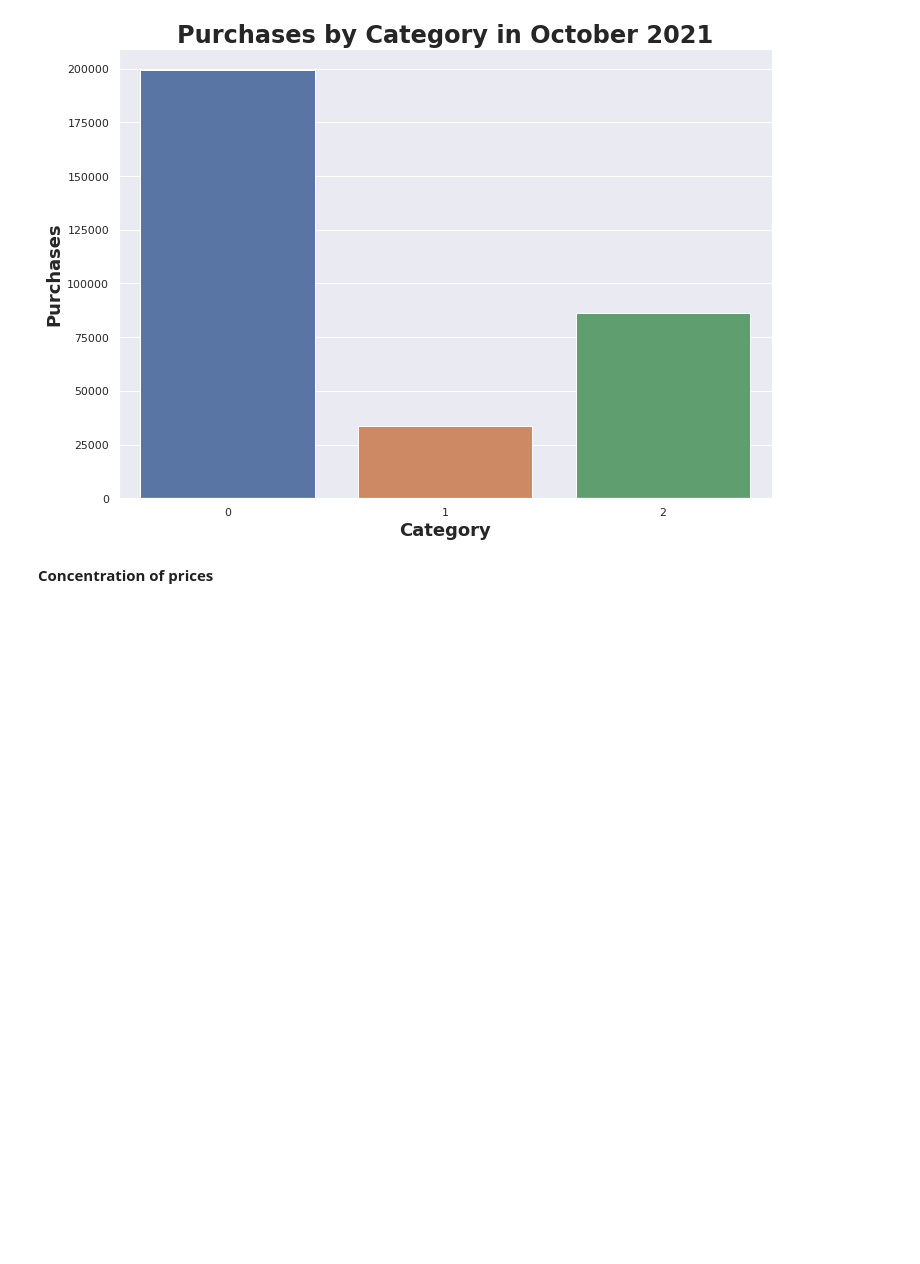
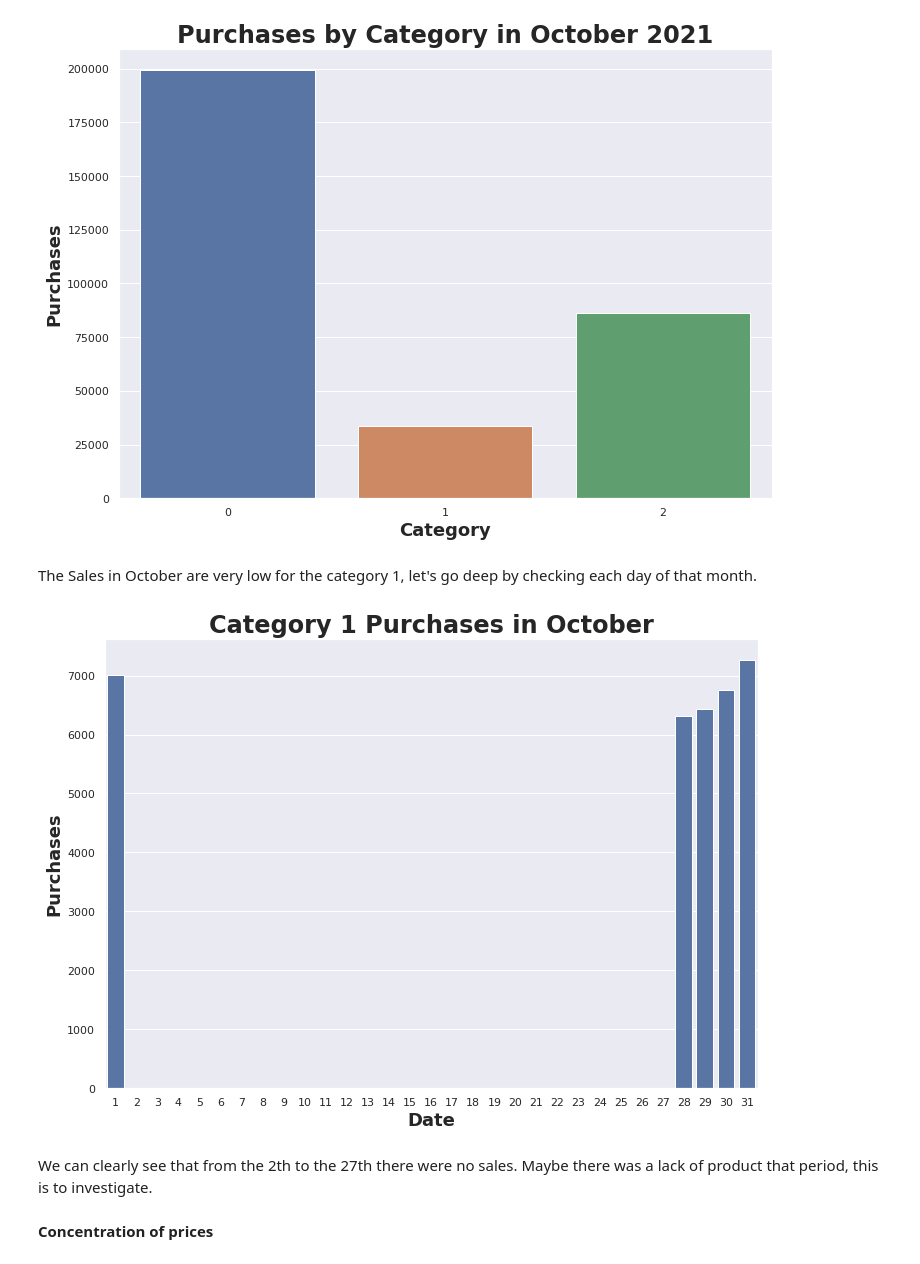
Before and after one commit to furawa/OC_data_analyst_projects, a Jupyter notebook: 02_analyze_company_sales/analyze_company_sales.ipynb, the cells around one changed output. Drawn from its saved outputs; the diff is of its cells as text; code cells hidden in the pictures; blank space fills up the shorter version.

Commit message:
feat: Plot purchases by day in october

```diff
--- a/02_analyze_company_sales/analyze_company_sales.ipynb
+++ b/02_analyze_company_sales/analyze_company_sales.ipynb
@@ -687,6 +687,21 @@ plt.ylabel("Purchases", fontsize = 18, fontweight = "bold")
 plt.title("Purchases by Category in October 2021", fontsize = 24, fontweight = "bold");
 # %% [output]
 [figure]
+# %% [markdown]
+The Sales in October are very low for the category 1, let's go deep by checking each day of that month.
+# %%
+# Dataframe of all the days of october, we group by category and days
+sales_oct = sales_clean_oct.groupby(["category", sales_clean_oct.date.dt.day]).sum().reset_index()
+# Filter just for category 1
+sales_oct_1 = sales_oct[sales_oct.category == "1"]
+sns.barplot("date", "price",data = sales_oct_1, color = "b", ci = None)
+plt.xlabel("Date", fontsize = 18, fontweight = "bold")
+plt.ylabel("Purchases", fontsize = 18, fontweight = "bold")
+plt.title("Category 1 Purchases in October", fontsize = 24, fontweight = "bold");
+# %% [output]
+[figure, added]
+# %% [markdown]
+We can clearly see that from the 2th to the 27th there were no sales. Maybe there was a lack of product that period, this is to investigate.
 # %% [markdown]
 **Concentration of prices**
 # %%
```
